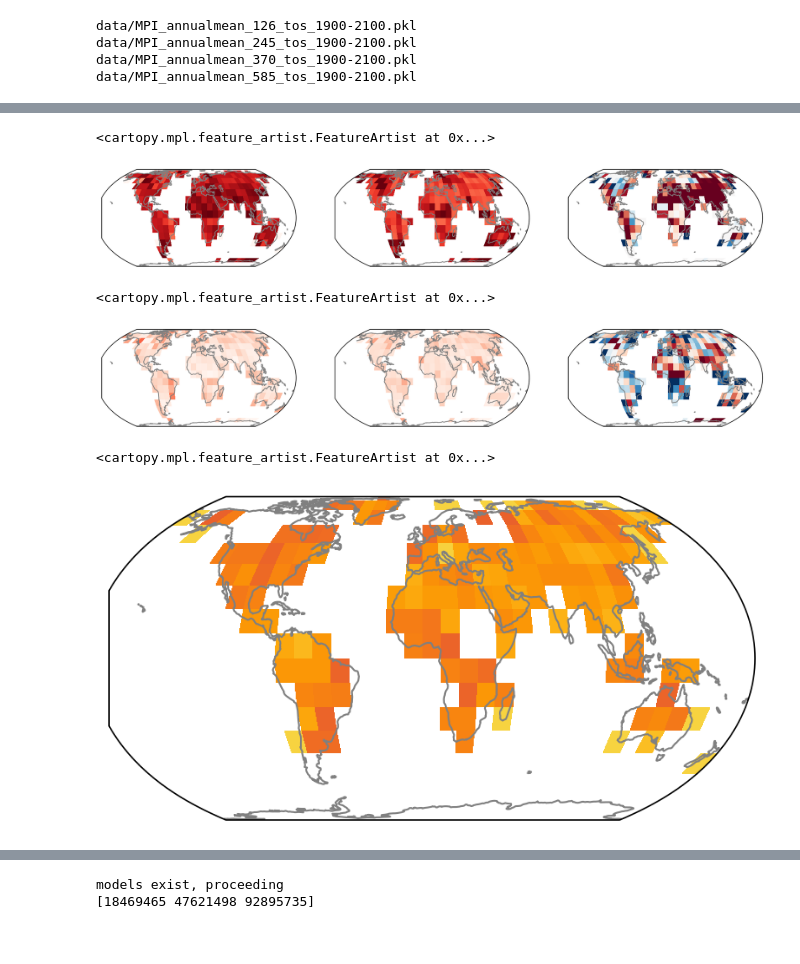
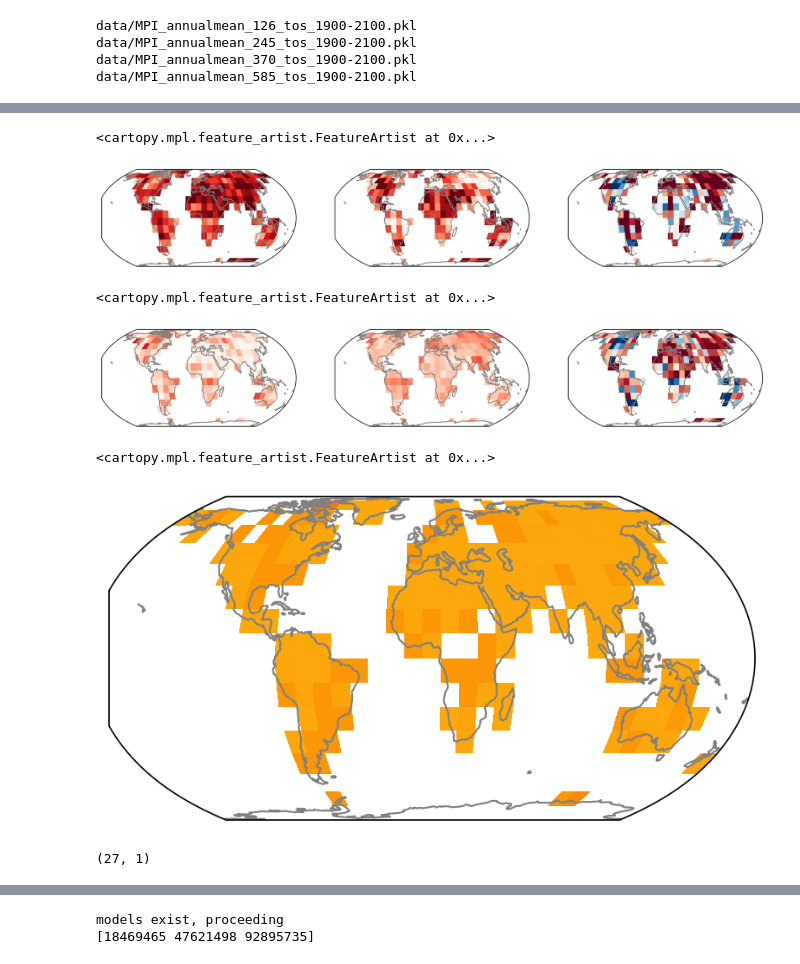
Before and after one commit to emily-gordy/predictability-emergence, a Jupyter notebook: ObsPredict.ipynb, the cells around one changed output, grey strips where cells are left out. Cells and saved outputs as stored; diff of their text form; code cells hidden in the pictures.

```diff
--- a/ObsPredict.ipynb
+++ b/ObsPredict.ipynb
@@ -59,16 +59,17 @@ experiment_era = [1950,2100]
 baselineera = [1900,1950]
 trainvaltest = [np.arange(25),np.arange(25,38),np.arange(38,50)]
 
-experiment_era_obs = [1960,2025]
-baselineera_obs = [1940,1960]
+experiment_era_obs = [1980,2025]
+baselineera_obs = [1950,1980]
 
 inputlength = 10
-outputavgtime = 5
+outputavgtime = 10
 # data params
 outres = 10
 timerange = [1900,2100]
 filefront = "MPI_"
-modelfilefront = "MPI_histrecord_"
+# modelfilefront = "MPI_histrecord_"
+modelfilefront = "MPI_recordtemp_"
 inres = 4
 inputvar = 'tos'
 outputvar = 'tas'
@@ -125,12 +126,16 @@ imp.reload(DataHolder)
 AllObs = DataHolder.ERA5InputOutput(params)
 
 lenobs = experiment_era_obs[1]-experiment_era_obs[0]-outputavgtime-inputlength+1
+# %%
+landmask = np.isnan(np.nanmean(AllObs.alloutput,axis=0))
 # %%
 obsnull = np.empty((len(AllObs.output_lat),len(AllObs.output_lon)))+np.nan
 obsaccuracy = np.empty((len(AllObs.output_lat),len(AllObs.output_lon)))+np.nan
 
 obs_bs = np.empty((len(AllObs.output_lat),len(AllObs.output_lon)))+np.nan
 lr_bs = np.empty((len(AllObs.output_lat),len(AllObs.output_lon)))+np.nan
+
+lr_acc = np.empty((len(AllObs.output_lat),len(AllObs.output_lon)))+np.nan
 
 obsfirstpositive = np.empty((len(AllObs.output_lat),len(AllObs.output_lon)))+np.nan
 
@@ -148,17 +153,18 @@ for ilat,lat in enumerate(AllObs.output_lat):
         filelist = glob.glob(metricsout)
 
         if len(filelist)!=0:
-            print('models exist, proceeding')
+            # print('models exist, proceeding')
 
             bestseeds = helpers.get_best_files(filelist,n_best)
             obsinput,obsinputgmt,obsinputpriorrecord,obsoutput = AllObs.obs_histrecordmax(experiment_era_obs,baselineera_obs,inputlength,outputavgtime,lat,lon)
+            # obsinput,obsinputgmt,obsinputpriorrecord,obsoutput = AllObs.obs_recordmax_withrecordmax(experiment_era_obs,baselineera_obs,inputlength,outputavgtime,lat,lon)
 
             obsinput_t = torch.tensor(obsinput,dtype=torch.float32)
             obsinputgmt_t = torch.tensor(obsinputgmt,dtype=torch.float32)
             obsinputpriorrecord_t = torch.tensor(obsinputpriorrecord,dtype=torch.float32)
             obsinputvectors_t = torch.cat((obsinputgmt_t,obsinputpriorrecord_t),axis=-1)
 
-            print(bestseeds)
+            # print(bestseeds)
             obsnull[ilat,ilon] = np.max([np.mean(obsoutput),1-np.mean(obsoutput)])
 
             obspredall = np.empty((3,len(obsinputgmt)))
@@ -190,6 +196,7 @@ for ilat,lat in enumerate(AllObs.output_lat):
 
             lrpred = lrmodel.predict_proba(obsinputvectors_t[:,[0]].numpy())[:,1]
             lr_bs[ilat,ilon] = helpers.brierscore(lrpred,obsoutput.squeeze())
+            lr_acc[ilat,ilon] = np.mean(np.round(lrpred)==obsoutput.squeeze())
 
             # allbaselines[ilat,ilon] = AllObs.baseline
             # baseline_percentile[ilat,ilon] = AllObs.baselinepercentile
@@ -223,22 +212,29 @@ models exist, proceeding
 # %%
 plt.figure(figsize=(15,5))
+
+obsaccuracy[landmask] = np.nan
+lr_acc[landmask] = np.nan
+
 
 ax=plt.subplot(1,3,1,projection=ccrs.EqualEarth())
 ax.pcolormesh(lonvec+5,latvec+5,obsaccuracy,vmin=0,vmax=1,cmap='Reds',transform=ccrs.PlateCarree())
 ax.coastlines(color='gray')
 
 ax=plt.subplot(1,3,2,projection=ccrs.EqualEarth())
-ax.pcolormesh(lonvec+5,latvec+5,obsnull,vmin=0,vmax=1,cmap='Reds',transform=ccrs.PlateCarree())
+ax.pcolormesh(lonvec+5,latvec+5,lr_acc,vmin=0,vmax=1,cmap='Reds',transform=ccrs.PlateCarree())
 ax.coastlines(color='gray')
 
 ax=plt.subplot(1,3,3,projection=ccrs.EqualEarth())
-ax.pcolormesh(lonvec+5,latvec+5,obsaccuracy-(obsnull),vmin=-0.2,vmax=0.2,cmap="RdBu_r",transform=ccrs.PlateCarree())
+ax.pcolormesh(lonvec+5,latvec+5,obsaccuracy-(lr_acc),vmin=-0.5,vmax=0.5,cmap="RdBu_r",transform=ccrs.PlateCarree())
 
 ax.coastlines(color='gray')
 # %% [output]
 <cartopy.mpl.feature_artist.FeatureArtist at 0x...>
-[figure, old version]
+[figure, new version]
 # %%
+obs_bs[landmask] = np.nan
+lr_bs[landmask] = np.nan
+
 plt.figure(figsize=(15,5))
 
 ax=plt.subplot(1,3,1,projection=ccrs.EqualEarth())
@@ -250,16 +246,20 @@ ax.pcolormesh(lonvec+5,latvec+5,lr_bs,vmin=0,vmax=1,cmap='Reds',transform=ccrs.P
 ax.coastlines(color='gray')
 
 ax=plt.subplot(1,3,3,projection=ccrs.EqualEarth())
-ax.pcolormesh(lonvec+5,latvec+5,1-(obs_bs/lr_bs),vmin=-0.8,vmax=0.8,cmap="RdBu_r",transform=ccrs.PlateCarree())
+ax.pcolormesh(lonvec+5,latvec+5,1-(obs_bs/lr_bs),vmin=-1,vmax=1,cmap="RdBu_r",transform=ccrs.PlateCarree())
 
 ax.coastlines(color='gray')
 # %% [output]
 <cartopy.mpl.feature_artist.FeatureArtist at 0x...>
-[figure, old version]
+[figure, new version]
 # %%
 ax=plt.subplot(1,1,1,projection=ccrs.EqualEarth())
 ax.pcolormesh(lonvec+5,latvec+5,obsfirstpositive,vmin=-0.5,vmax=3,cmap='inferno_r',transform=ccrs.PlateCarree())
 ax.coastlines(color='gray')
 # %% [output]
 <cartopy.mpl.feature_artist.FeatureArtist at 0x...>
-[figure, old version]
+[figure, new version]
+# %%
+obsinputgmt.shape
+# %% [output]
+(27, 1)
```
Also changed, not shown: parts of 7 cells of this notebook, 5 other files.
